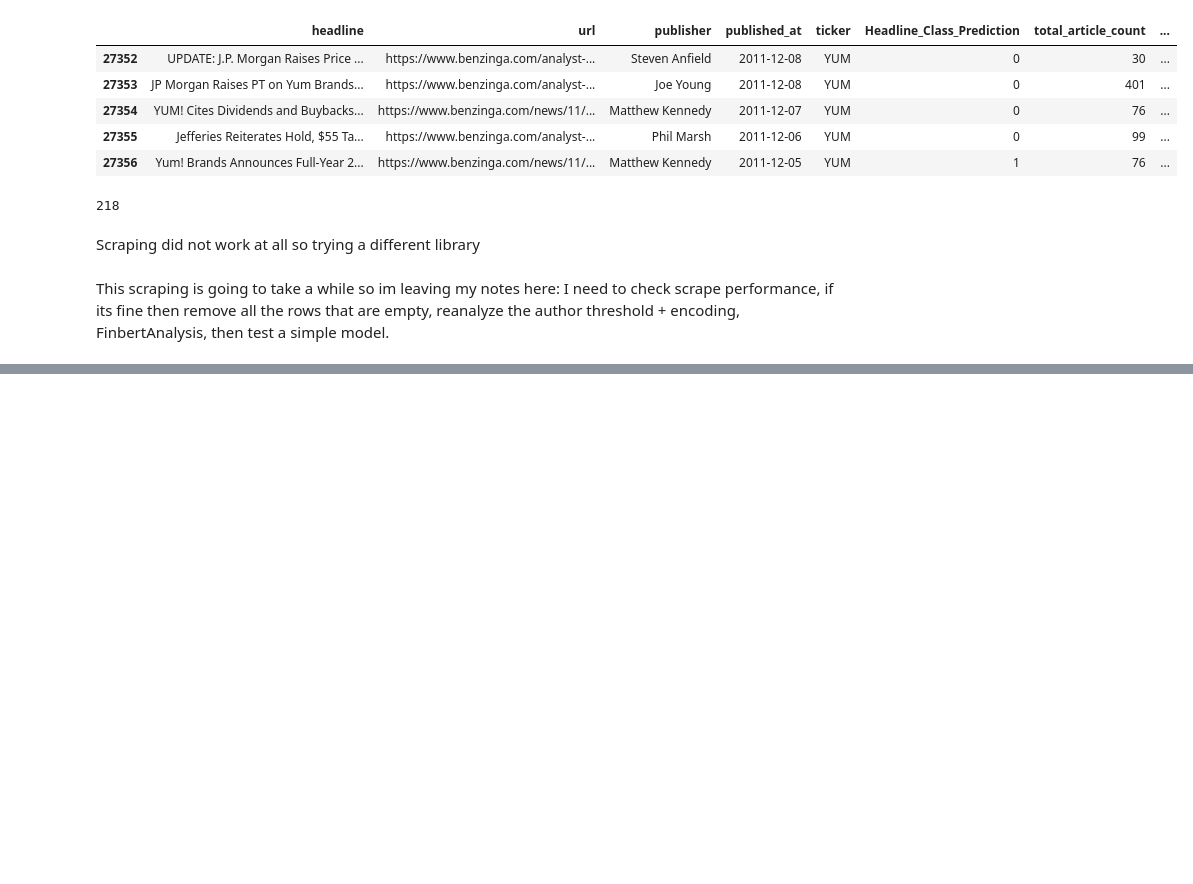
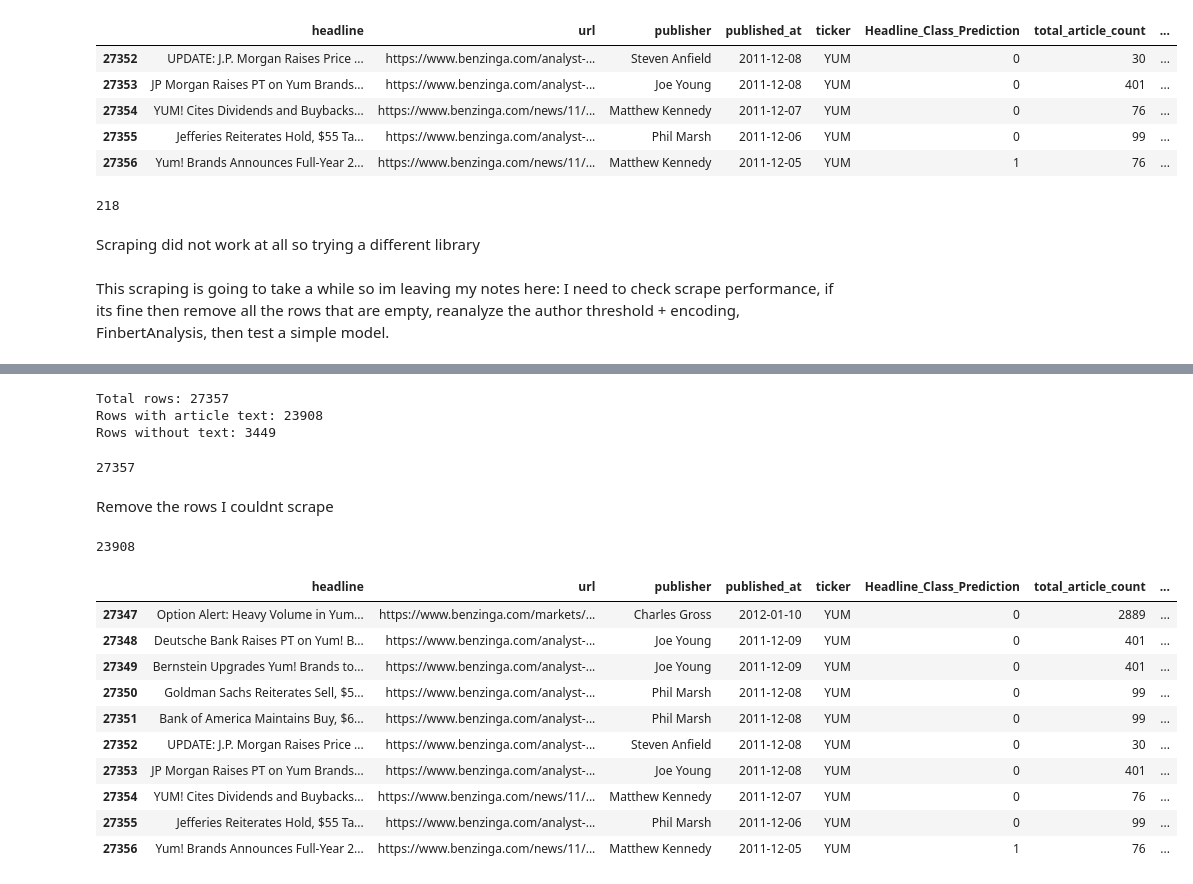
Before and after one commit to AJDodds3/CAP5771_andrew.dodds, a Jupyter notebook: raw_work/data_modeling.ipynb, the cells around one changed output, grey strips where cells are left out. Drawn from its saved outputs; the diff is of its cells as text; code cells hidden in the pictures; blank space fills up the shorter version.

```diff
--- a/raw_work/data_modeling.ipynb
+++ b/raw_work/data_modeling.ipynb
@@ -124,0 +125,33 @@ KeyError: 'article_text'
+# %%
+# Repeat again a few times ill run this in the night to check for failed articles and to try again
+from concurrent.futures import ThreadPoolExecutor, as_completed
+data = pd.read_csv("temp_scrape_resume.csv")
+if "article_text" not in data.columns:
+    data["article_text"] = ""
+
+mask_missing = data["article_text"].fillna("").astype(str).str.strip().eq("")
+missing_idx = data.index[mask_missing].tolist()
+
+print("Rows still missing:", len(missing_idx))
+print("Rows already scraped:", (~mask_missing).sum())
+
+with ThreadPoolExecutor(max_workers=4) as executor:
+    futures = {
+        executor.submit(get_article_text, data.at[idx, "url"]): idx
+        for idx in missing_idx
+    }
+
+    completed = 0
+    for future in tqdm(as_completed(futures), total=len(futures)):
+        idx = futures[future]
+        text = future.result()
+
+        if isinstance(text, str) and text.strip() != "":
+            data.at[idx, "article_text"] = text
+
+        completed += 1
+
+        if completed % 500 == 0:
+            data.to_csv("temp_scrape_resume.csv", index=False)
+
+data.to_csv("temp_scrape_resume.csv", index=False)
@@ -125,4 +169,40 @@ KeyError: 'article_text'
 # %%
 # Remove Rows without text
+data["article_text"] = data["article_text"].fillna("").astype(str)
+
+non_empty = data["article_text"].str.strip().ne("").sum()
+empty = data["article_text"].str.strip().eq("").sum()
+
+print("Total rows:", len(data))
+print("Rows with article text:", non_empty)
+print("Rows without text:", empty)
+# %% [output]
+Total rows: 27357
+Rows with article text: 23908
+Rows without text: 3449
 # %%
 len(data)
+# %% [output]
+27357
+# %% [markdown]
+Remove the rows I couldnt scrape
+# %%
+data = data[data["article_text"].str.strip().ne("")].copy()
+# %%
+len(data)
+# %% [output]
+23908
+# %%
+data.tail(10)
+# %% [output]
+|  | headline | url | publisher | published_at | ticker | Headline_Class_Prediction | total_article_count | ... |
+| 27347 | Option Alert: Heavy Volume in Yum... | https://www.benzinga.com/markets/... | Charles Gross | 2012-01-10 | YUM | 0 | 2889 | ... |
+| 27348 | Deutsche Bank Raises PT on Yum! B... | https://www.benzinga.com/analyst-... | Joe Young | 2011-12-09 | YUM | 0 | 401 | ... |
+| 27349 | Bernstein Upgrades Yum! Brands to... | https://www.benzinga.com/analyst-... | Joe Young | 2011-12-09 | YUM | 0 | 401 | ... |
+| 27350 | Goldman Sachs Reiterates Sell, $5... | https://www.benzinga.com/analyst-... | Phil Marsh | 2011-12-08 | YUM | 0 | 99 | ... |
+| 27351 | Bank of America Maintains Buy, $6... | https://www.benzinga.com/analyst-... | Phil Marsh | 2011-12-08 | YUM | 0 | 99 | ... |
+| 27352 | UPDATE: J.P. Morgan Raises Price ... | https://www.benzinga.com/analyst-... | Steven Anfield | 2011-12-08 | YUM | 0 | 30 | ... |
+| 27353 | JP Morgan Raises PT on Yum Brands... | https://www.benzinga.com/analyst-... | Joe Young | 2011-12-08 | YUM | 0 | 401 | ... |
+| 27354 | YUM! Cites Dividends and Buybacks... | https://www.benzinga.com/news/11/... | Matthew Kennedy | 2011-12-07 | YUM | 0 | 76 | ... |
+| 27355 | Jefferies Reiterates Hold, $55 Ta... | https://www.benzinga.com/analyst-... | Phil Marsh | 2011-12-06 | YUM | 0 | 99 | ... |
+| 27356 | Yum! Brands Announces Full-Year 2... | https://www.benzinga.com/news/11/... | Matthew Kennedy | 2011-12-05 | YUM | 1 | 76 | ... |
```
Also changed, not shown: parts of 21 cells of this notebook, 5 other files.
